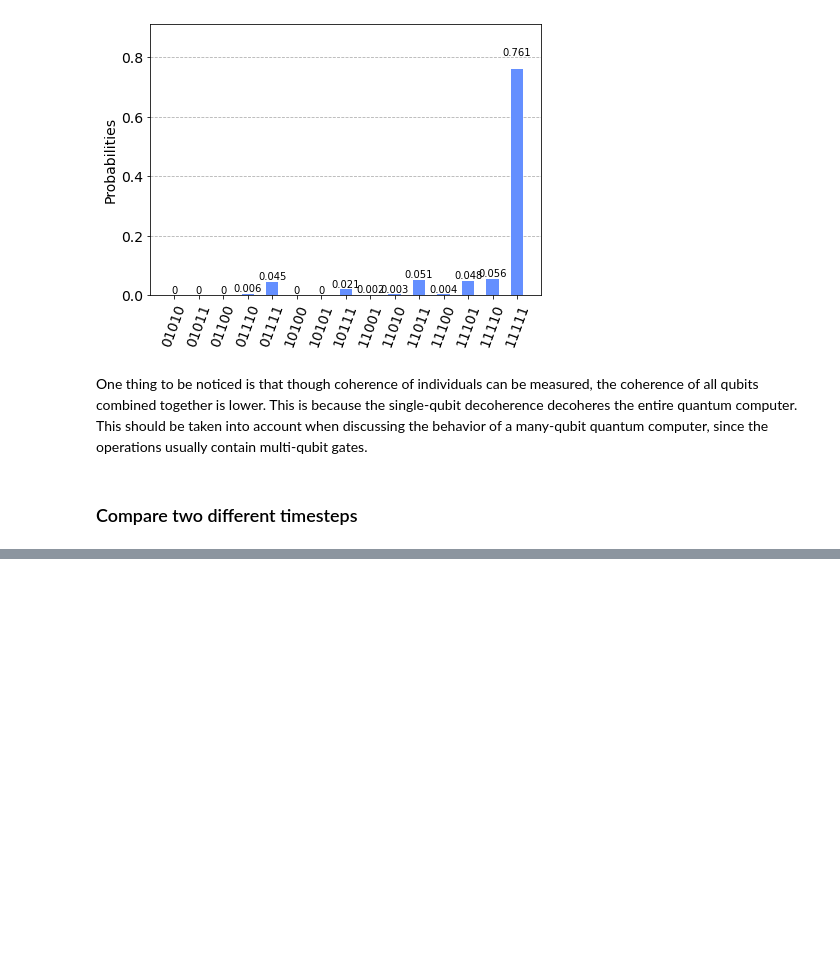
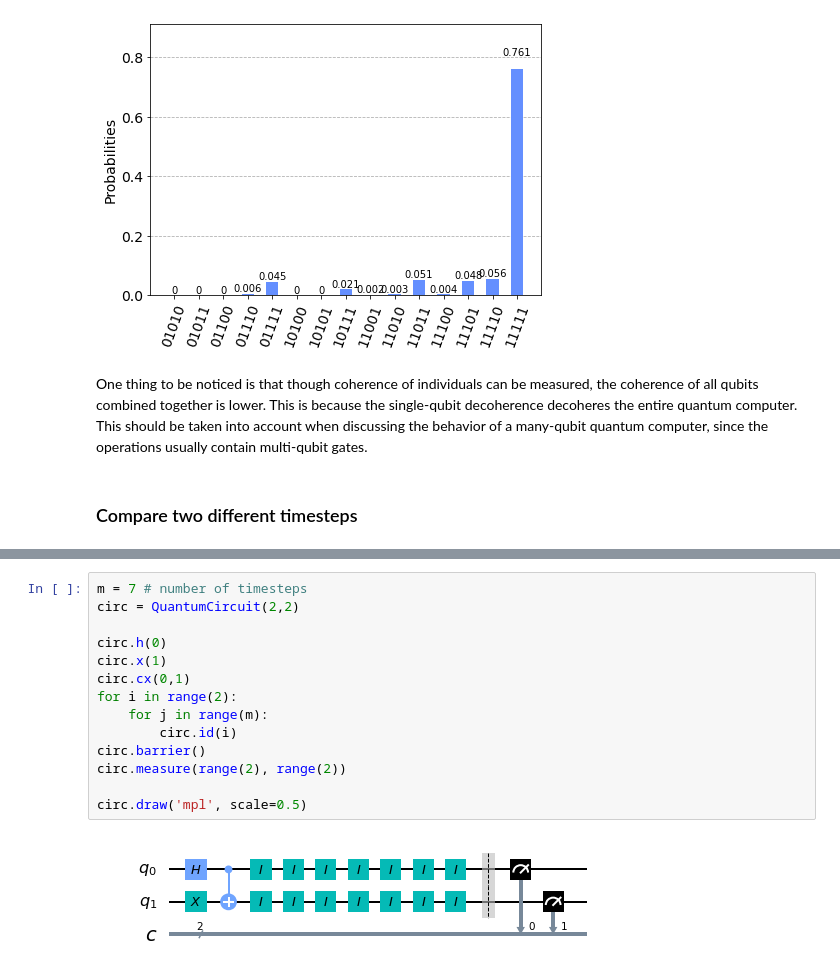
Before and after one commit to ycldingo/QuantumComputing_2020Summer, a Jupyter notebook: demo/coherence_time.ipynb, the cells around one changed output, grey strips where cells are left out. Saved outputs shown, nothing was run; the diff lists cells and outputs as text; blank space fills up the shorter version.

```diff
--- a/demo/coherence_time.ipynb
+++ b/demo/coherence_time.ipynb
@@ -116,0 +133,16 @@ plot_histogram(counts2)
+# %%
+m = 7 # number of timesteps
+circ = QuantumCircuit(2,2)
+
+circ.h(0)
+circ.x(1)
+circ.cx(0,1)
+for i in range(2):
+    for j in range(m):
+        circ.id(i)
+circ.barrier()
+circ.measure(range(2), range(2))
+
+circ.draw('mpl', scale=0.5)
+# %% [output]
+[figure, added]
```
Also changed, not shown: parts of 11 cells of this notebook, 3 other files.
